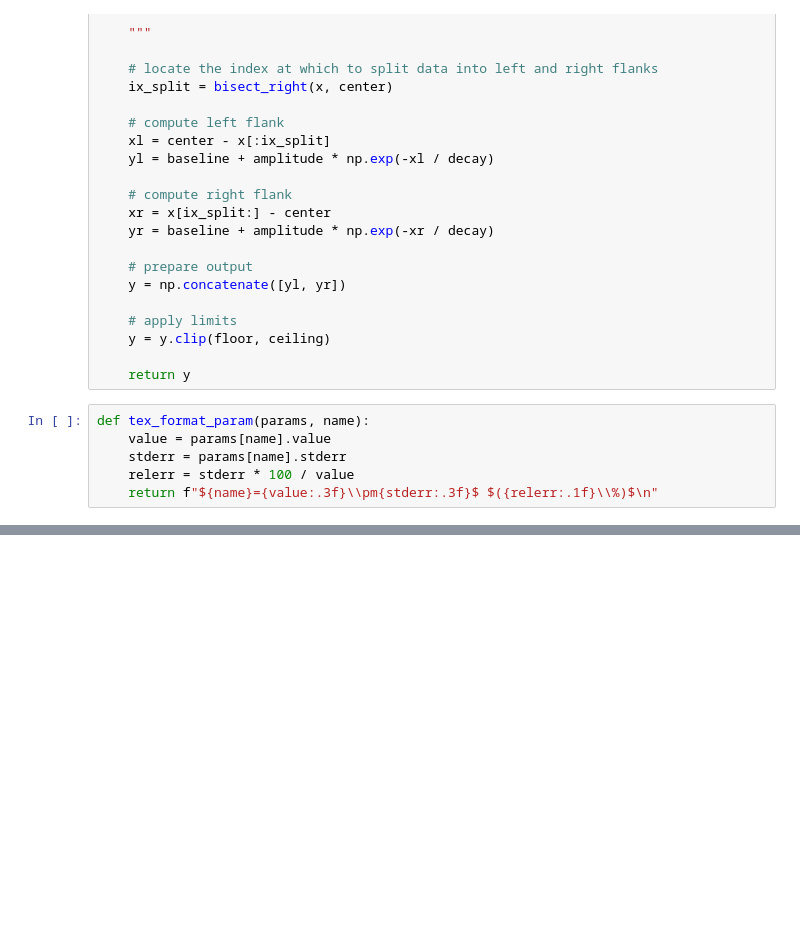
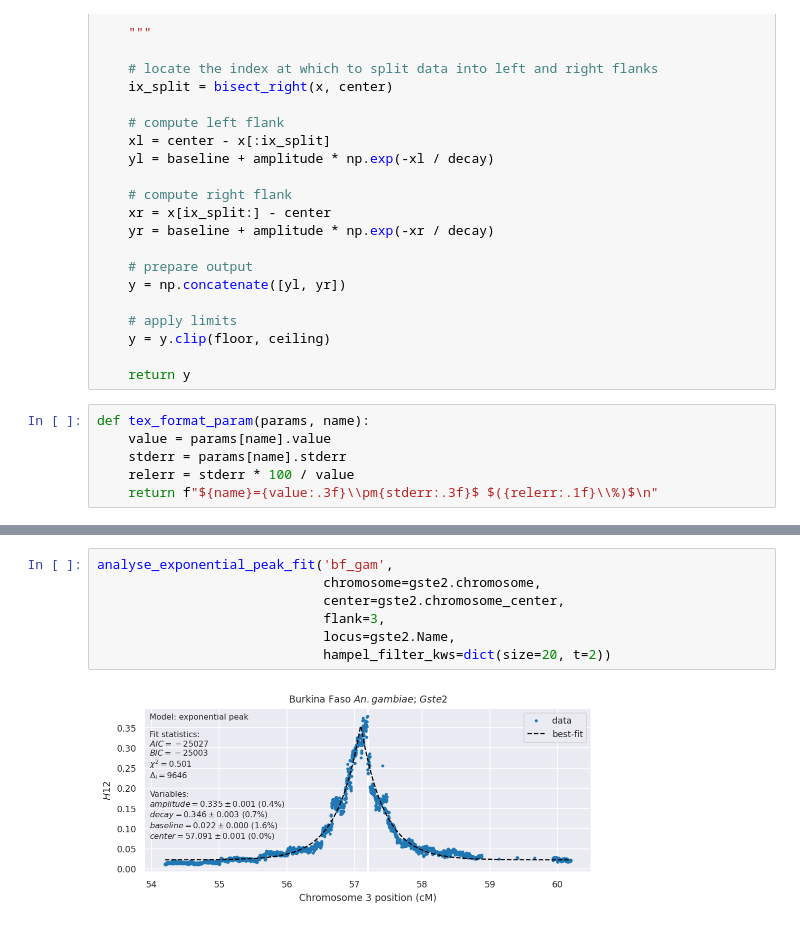
Before and after one commit to alimanfoo/shiny-train, a Jupyter notebook: notebooks/artwork/peak-fit-artwork.ipynb, the cells around one changed output, grey strips where cells are left out. Drawn from its saved outputs; the diff is of its cells as text; blank space fills up the shorter version.

```diff
--- a/notebooks/artwork/peak-fit-artwork.ipynb
+++ b/notebooks/artwork/peak-fit-artwork.ipynb
@@ -128,0 +207,9 @@ analyse_exponential_peak_fit('bf_gam',
+# %%
+analyse_exponential_peak_fit('bf_gam',
+                             chromosome=gste2.chromosome,
+                             center=gste2.chromosome_center,
+                             flank=3,
+                             locus=gste2.Name,
+                             hampel_filter_kws=dict(size=20, t=2))
+# %% [output]
+[figure, added]
```
Also changed, not shown: parts of 30 cells of this notebook, 2 other files.
